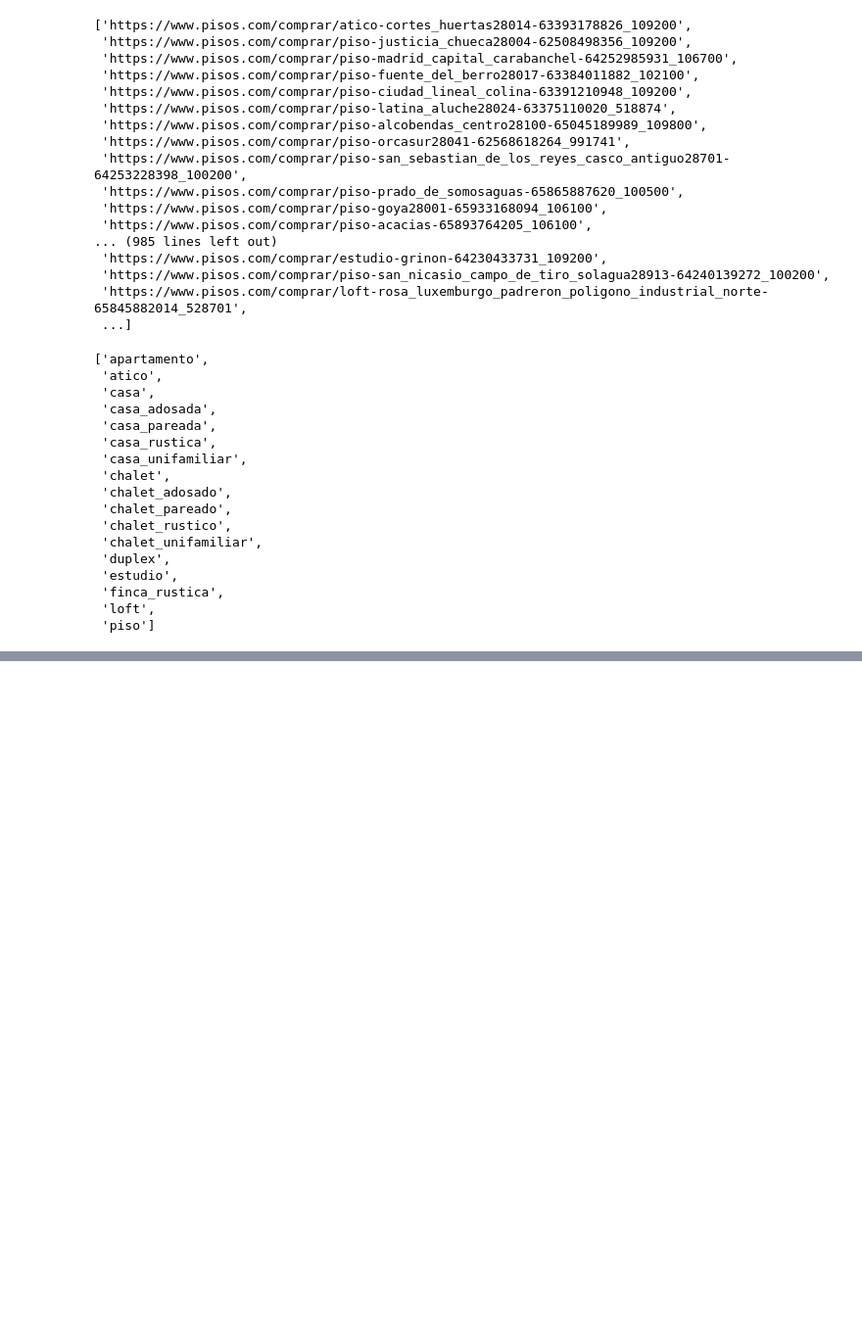
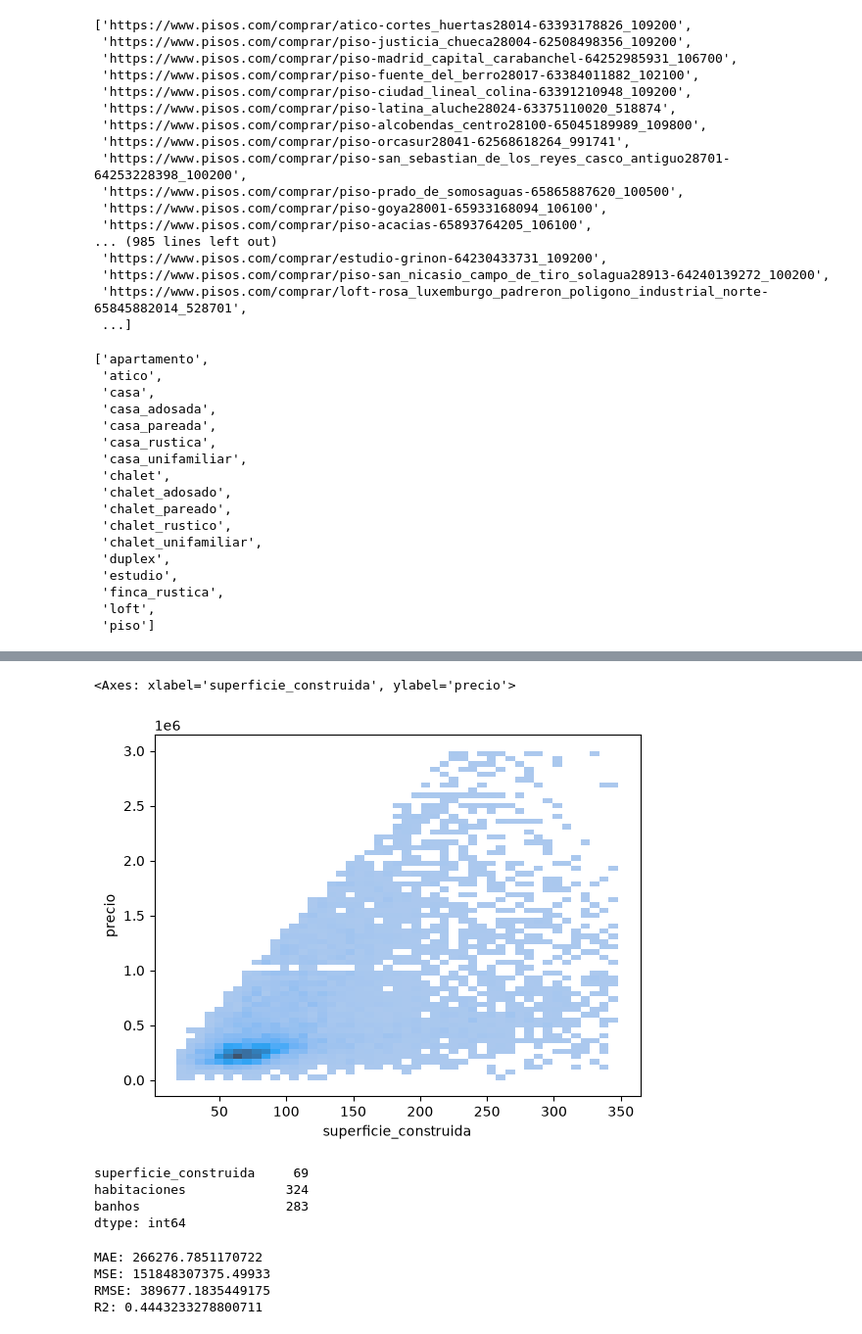
Before and after one commit to LucasDR140603/Proyecto-Pisos, a Jupyter notebook: pruebas.ipynb, the cells around one changed output, grey strips where cells are left out. Shown at 98% size. Drawn from its saved outputs; the diff is of its cells as text; code cells hidden in the pictures; blank space fills up the shorter version.

```diff
--- a/pruebas.ipynb
+++ b/pruebas.ipynb
@@ -495,0 +629,9 @@ jsons
+# %%
+sns.histplot(
+    data=df_reducido,
+    x='superficie_construida',
+    y='precio'
+)
+# %% [output]
+<Axes: xlabel='superficie_construida', ylabel='precio'>
+[figure, added]
@@ -495,0 +641,12 @@ jsons
+# %%
+xtrain,xtest,ytrain,ytest=train_test_split(x,y,test_size=0.15,random_state=42)
+xtrain:pd.DataFrame=cast(pd.DataFrame,xtrain)
+xtest:pd.DataFrame=cast(pd.DataFrame,xtest)
+ytrain:pd.Series=cast(pd.Series,ytrain)
+ytest:pd.Series=cast(pd.Series,ytest)
+xtrain.isna().sum()
+# %% [output]
+superficie_construida     69
+habitaciones             324
+banhos                   283
+dtype: int64
@@ -495,0 +672,13 @@ jsons
+# %%
+model:LinearRegression=LinearRegression()
+model.fit(xtrain,ytrain)
+yhat=model.predict(xtest)
+print(f"MAE: {mean_absolute_error(ytest, yhat)}")
+print(f"MSE: {mean_squared_error(ytest, yhat)}")
+print(f"RMSE: {root_mean_squared_error(ytest, yhat)}")
+print(f"R2: {r2_score(ytest, yhat)}")
+# %% [output]
+MAE: 266276.7851170722
+MSE: 151848307375.49933
+RMSE: 389677.1835449175
+R2: 0.4443233278800711
```
Also changed, not shown: parts of 36 cells of this notebook, 1 other file.
